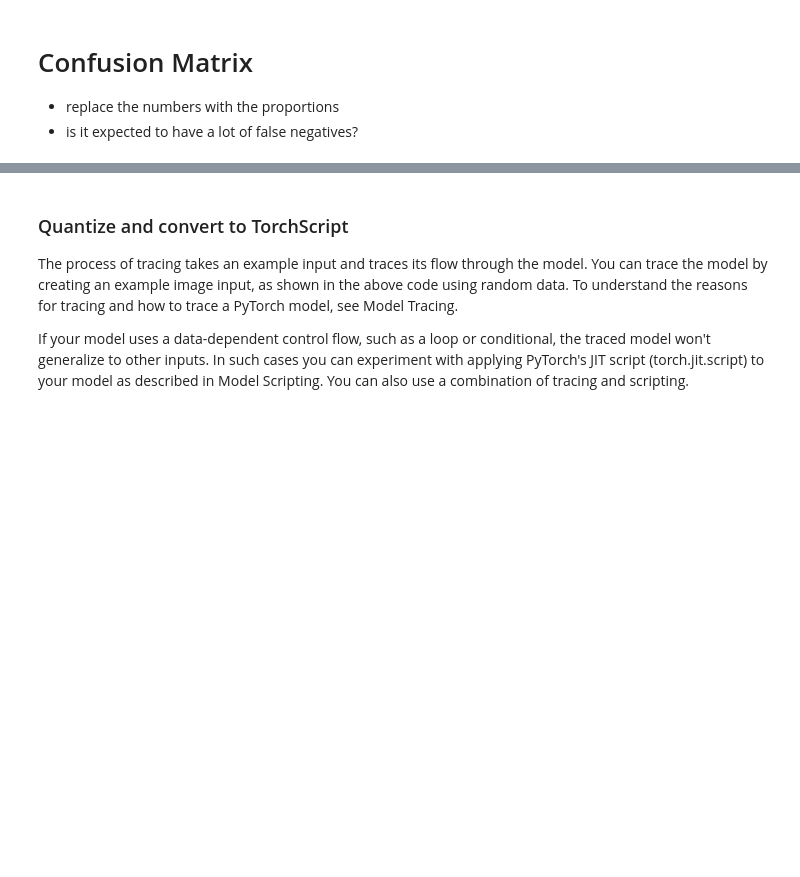
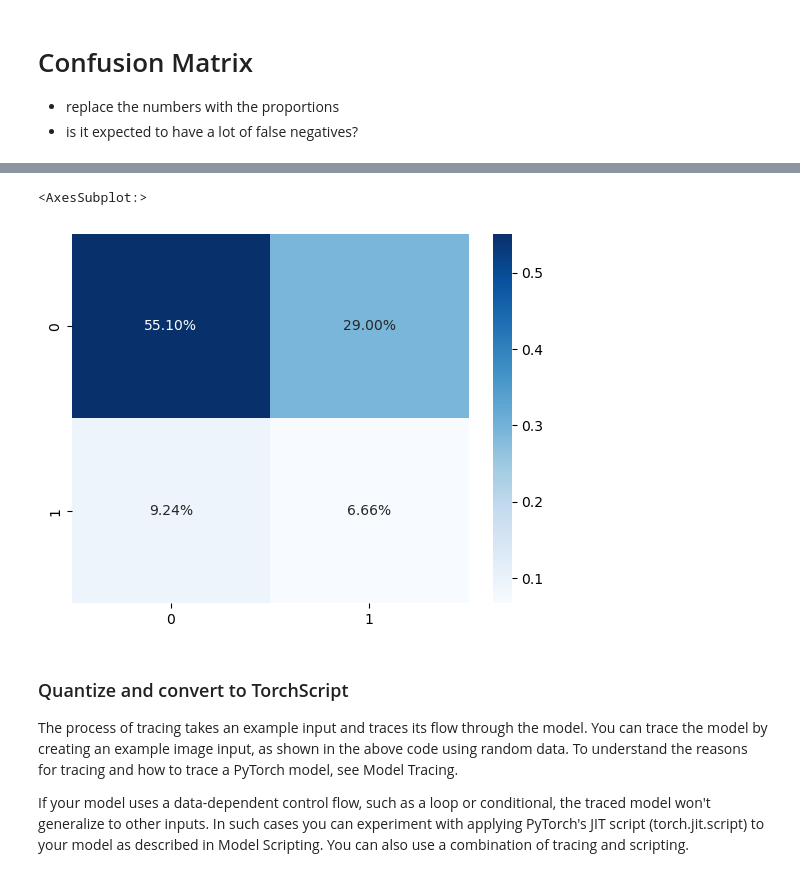
Before and after one commit to LenaFleischer/sun-project, a Jupyter notebook: sunrise_prediction/model1.1.ipynb, the cells around one changed output, grey strips where cells are left out. Drawn from its saved outputs; the diff is of its cells as text; code cells hidden in the pictures; blank space fills up the shorter version.

```diff
--- a/sunrise_prediction/model1.1.ipynb
+++ b/sunrise_prediction/model1.1.ipynb
@@ -187,3 +190,11 @@ plt.show()
+# %%
+import seaborn as sns
+
+sns.heatmap(confusion_matrix/np.sum(confusion_matrix), annot=True,
+            fmt='.2%', cmap='Blues')
+# %% [output]
+<AxesSubplot:>
+[figure, added]
 # %% [markdown]
 ### Quantize and convert to TorchScript
 The process of tracing takes an example input and traces its flow through the model. You can trace the model by creating an example image input, as shown in the above code using random data. To understand the reasons for tracing and how to trace a PyTorch model, see Model Tracing.
```
Also changed, not shown: parts of 3 cells of this notebook, 18 other files.
